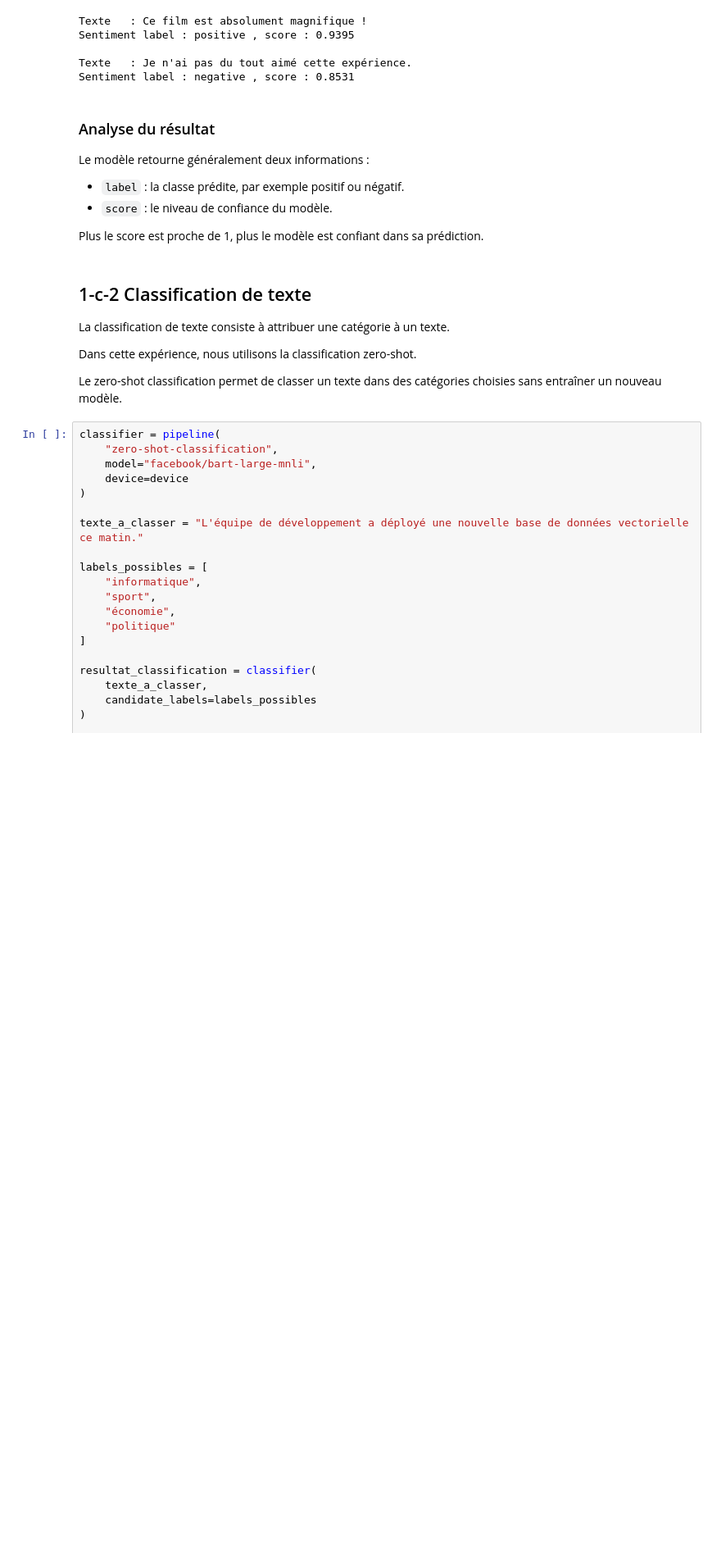
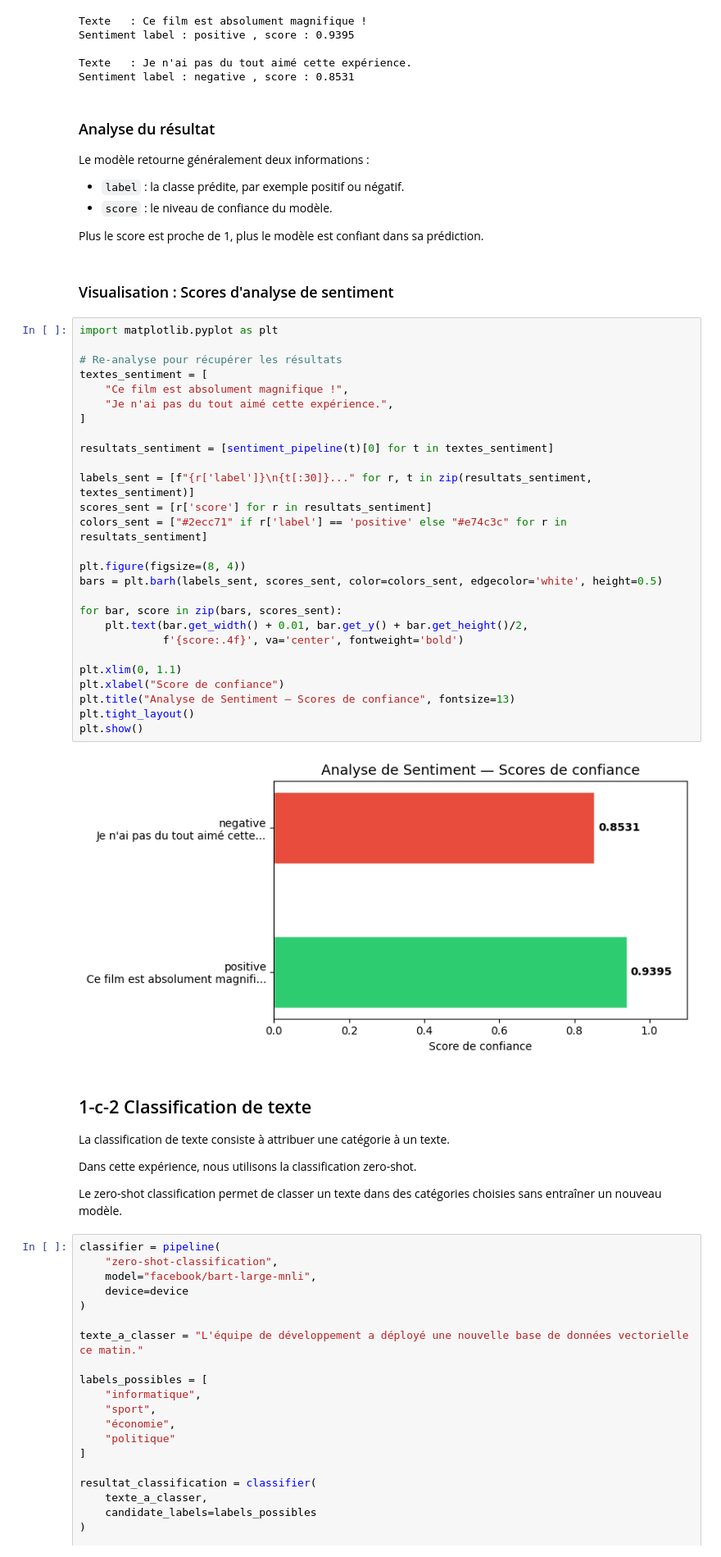
Before and after one commit to TAMZIRT-MOHAMED/transformers-rag-nlp-lab, a Jupyter notebook: transformers_rag_nlp_lab.ipynb, the cells around one changed output. Shown at 82% size. Drawn from its saved outputs; the diff is of its cells as text; blank space fills up the shorter version.

```diff
--- a/transformers_rag_nlp_lab.ipynb
+++ b/transformers_rag_nlp_lab.ipynb
@@ -178,6 +207,37 @@ Le modèle retourne généralement deux informations :
 - `score` : le niveau de confiance du modèle.
 
 Plus le score est proche de 1, plus le modèle est confiant dans sa prédiction.
+# %% [markdown]
+###  Visualisation : Scores d'analyse de sentiment
+# %%
+import matplotlib.pyplot as plt
+
+# Re-analyse pour récupérer les résultats
+textes_sentiment = [
+    "Ce film est absolument magnifique !",
+    "Je n'ai pas du tout aimé cette expérience.",
+]
+
+resultats_sentiment = [sentiment_pipeline(t)[0] for t in textes_sentiment]
+
+labels_sent = [f"{r['label']}\n{t[:30]}..." for r, t in zip(resultats_sentiment, textes_sentiment)]
+scores_sent = [r['score'] for r in resultats_sentiment]
+colors_sent = ["#2ecc71" if r['label'] == 'positive' else "#e74c3c" for r in resultats_sentiment]
+
+plt.figure(figsize=(8, 4))
+bars = plt.barh(labels_sent, scores_sent, color=colors_sent, edgecolor='white', height=0.5)
+
+for bar, score in zip(bars, scores_sent):
+    plt.text(bar.get_width() + 0.01, bar.get_y() + bar.get_height()/2,
+             f'{score:.4f}', va='center', fontweight='bold')
+
+plt.xlim(0, 1.1)
+plt.xlabel("Score de confiance")
+plt.title("Analyse de Sentiment — Scores de confiance", fontsize=13)
+plt.tight_layout()
+plt.show()
+# %% [output]
+[figure, added]
 # %% [markdown]
 ## 1-c-2 Classification de texte
 
```
Also changed, not shown: parts of 46 cells of this notebook, 6 other files.
